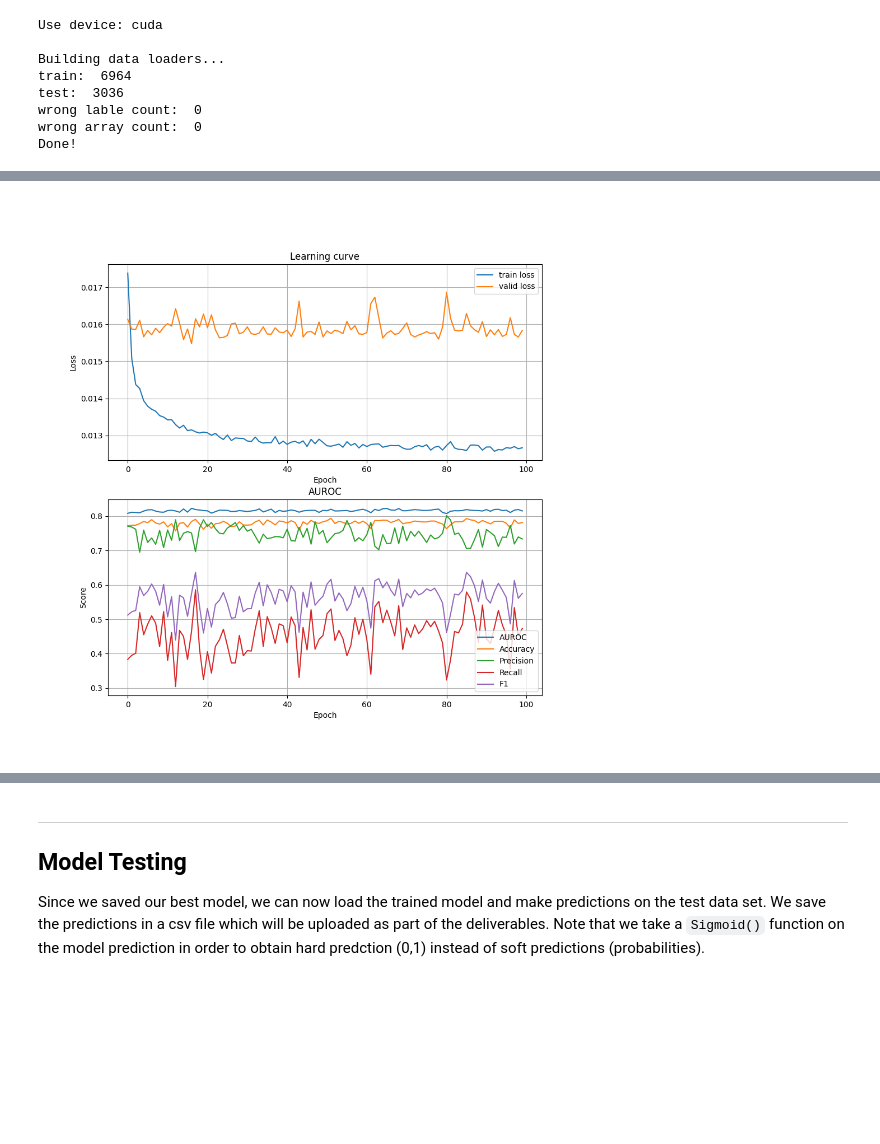
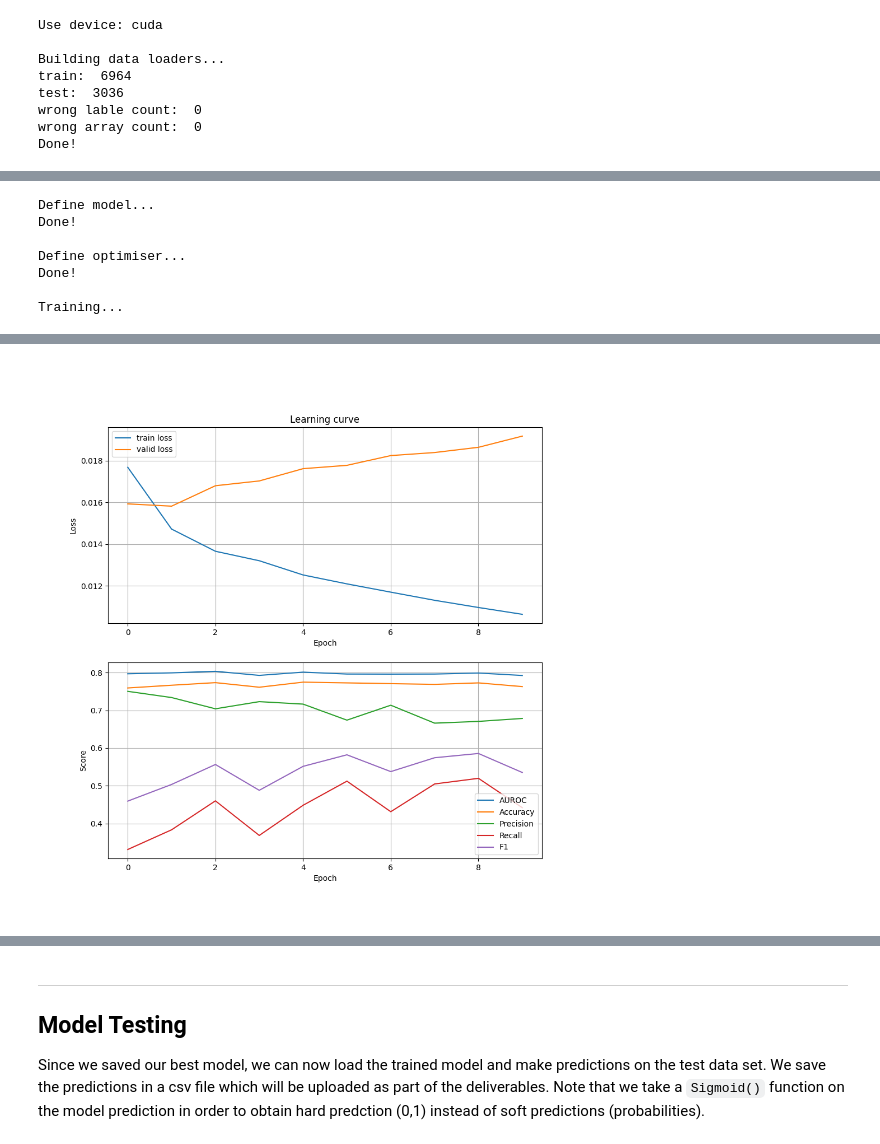
Before and after one commit to Arty-Facts/wasp_al_and_ml_2023, a Jupyter notebook: module3/assignment_ecg_classification.ipynb, the cells around one changed output, grey strips where cells are left out. Cells and saved outputs as stored; diff of their text form; code cells hidden in the pictures; blank space fills up the shorter version.

Commit message:
custom model done

```diff
--- a/module3/assignment_ecg_classification.ipynb
+++ b/module3/assignment_ecg_classification.ipynb
@@ -560,9 +706,7 @@ Please explain and motivate in short sentences or bullet points the final choice
 """
 TASK: Adapt the following hyperparameters if necessary
 """
-learning_rate =  0.002294058049901536
-weight_decay = 0.00548394710456963
-num_epochs = 100
+num_epochs = 10
 batch_size = 32
 # %%
 from random import shuffle
@@ -715,7 +859,6 @@ def fit(learning_rate, weight_decay, num_epochs, model, train_dataloader, valid_
     """
     TASK: Replace the baseline model with your model; Insert your code here
     """
-    model = model()
     model.to(device=device)
     print("Done!\n")
 
@@ -776,12 +919,20 @@ def fit(learning_rate, weight_decay, num_epochs, model, train_dataloader, valid_
         recall_all.append(recall_score(y_true, y_pred))
         f1_all.append(f1_score(y_true, y_pred))
 
+        curr_valid = valid_loss_all[-1]
+        curr_auroc = auroc_all[-1]
+        curr_accuracy = accuracy_all[-1]
+        curr_precision = precision_all[-1]
+        curr_recall = recall_all[-1]
+        curr_f1 = f1_all[-1]
+        harmonic = 5 * (curr_auroc * curr_accuracy * curr_precision * curr_recall * curr_f1)/(curr_auroc + curr_accuracy + curr_precision + curr_recall + curr_f1 + 1e-6)
+        curr_loss = curr_valid + (1-harmonic)
         # save best model: here we save the model only for the lowest validation loss
-        if valid_loss < best_loss:
+        if curr_loss < best_loss:
             # Save model parameters
-            torch.save({'model': model.state_dict()}, 'model.pth')
+            torch.save({'model': model.state_dict()}, f'{model.__class__.__name__}_model.pth')
             # Update best validation loss
-            best_loss = valid_loss
+            best_loss = curr_loss
             # statement
             model_save_state = "Best model -> saved"
         else:
@@ -825,4 +960,10 @@ Epoch 17:       Train Loss 0.013151     Valid Loss 0.015482     Auroc 0.822900
 # %%
+train_loss_all, valid_loss_all, auroc_all, accuracy_all, precision_all, recall_all, f1_all = fit(learning_rate=0.0020213918261062897,
+                                                                                                 weight_decay=7.800411141463573e-07,
+                                                                                                 num_epochs=num_epochs,
+                                                                                                 model=ModelBaseline(),
+                                                                                                 train_dataloader=train_dataloader,
+                                                                                                 valid_dataloader=valid_dataloader)
 fig, ax = plt.subplots(2, 1, figsize=(10, 10))
 ax[0].plot(train_loss_all, label='train loss')
 ax[0].plot(valid_loss_all, label='valid loss')
@@ -840,7 +981,13 @@ ax[1].plot(f1_all, label='F1')
 ax[1].set_xlabel('Epoch')
 ax[1].set_ylabel('Score')
 ax[1].legend()
-ax[1].set_title('AUROC')
 ax[1].grid()
 plt.show()
 # %% [output]
+Define model...
+Done!
+
+Define optimiser...
+Done!
+
+Training...
@@ -847 +995 @@ plt.show()
-[figure, old version]
+[figure, new version]
```
Also changed, not shown: parts of 13 cells of this notebook, 2 other files.
